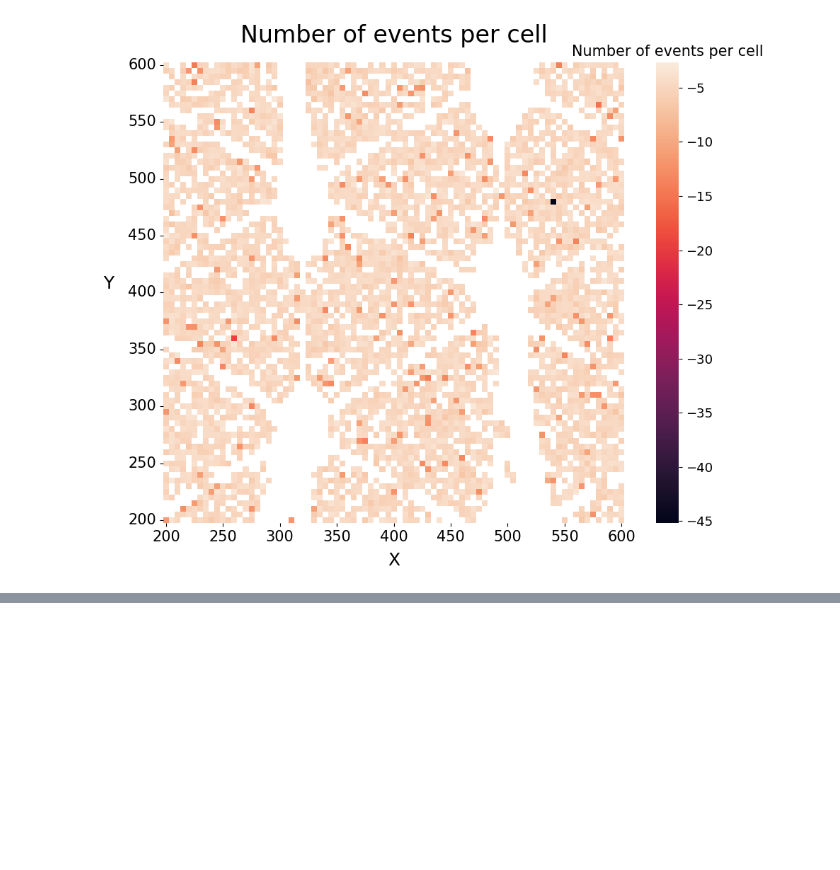
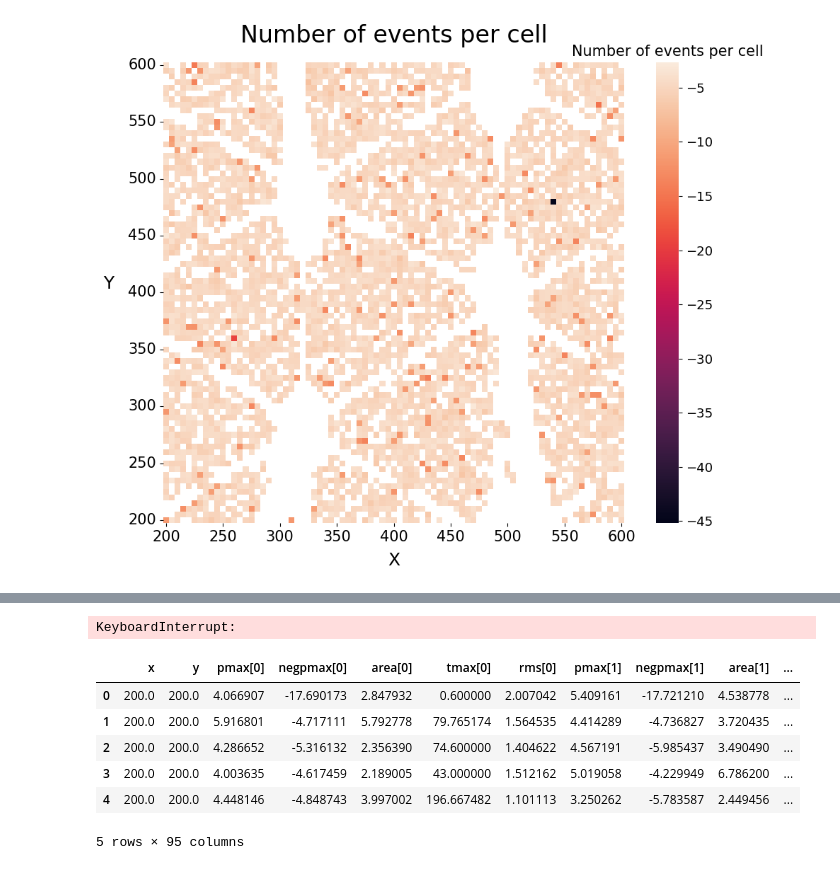
Before and after one commit to Gin549/DsLabProejct, a Jupyter notebook: scripts/jupyter_tests/tests.ipynb, the cells around one changed output, grey strips where cells are left out. Drawn from its saved outputs; the diff is of its cells as text; code cells hidden in the pictures; blank space fills up the shorter version.

Commit message:
feat: test jupyter

```diff
--- a/scripts/jupyter_tests/tests.ipynb
+++ b/scripts/jupyter_tests/tests.ipynb
@@ -608,0 +625,27 @@ plt.show()
+# %%
+X_train, X_val, y_train, y_val = train_test_split(
+    dev_df_sel.drop(["x", "y"], axis=1), dev_df_sel[["x", "y"]], train_size=0.8, shuffle=True
+)
+
+svr_regr = make_pipeline(StandardScaler(), PCA(0.8, random_state=42), SVR())
+regr = MultiOutputRegressor(svr_regr)
+
+regr.fit(X_train, y_train)
+y_pred = regr.predict(X_val)
+
+med = (
+    np.sqrt(np.sum(np.power(y_val - y_pred, 2), axis=1)).sum() / y_pred.shape[0]
+)
+print(med)
+# %% [output]
+KeyboardInterrupt:
+# %%
+dev_df.head()
+# %% [output]
+|  | x | y | pmax[0] | negpmax[0] | area[0] | tmax[0] | rms[0] | pmax[1] | negpmax[1] | area[1] | ... |
+| 0 | 200.0 | 200.0 | 4.066907 | -17.690173 | 2.847932 | 0.600000 | 2.007042 | 5.409161 | -17.721210 | 4.538778 | ... |
+| 1 | 200.0 | 200.0 | 5.916801 | -4.717111 | 5.792778 | 79.765174 | 1.564535 | 4.414289 | -4.736827 | 3.720435 | ... |
+| 2 | 200.0 | 200.0 | 4.286652 | -5.316132 | 2.356390 | 74.600000 | 1.404622 | 4.567191 | -5.985437 | 3.490490 | ... |
+| 3 | 200.0 | 200.0 | 4.003635 | -4.617459 | 2.189005 | 43.000000 | 1.512162 | 5.019058 | -4.229949 | 6.786200 | ... |
+| 4 | 200.0 | 200.0 | 4.448146 | -4.848743 | 3.997002 | 196.667482 | 1.101113 | 3.250262 | -5.783587 | 2.449456 | ... |
+5 rows × 95 columns
```
Also changed, not shown: parts of 7 cells of this notebook.
